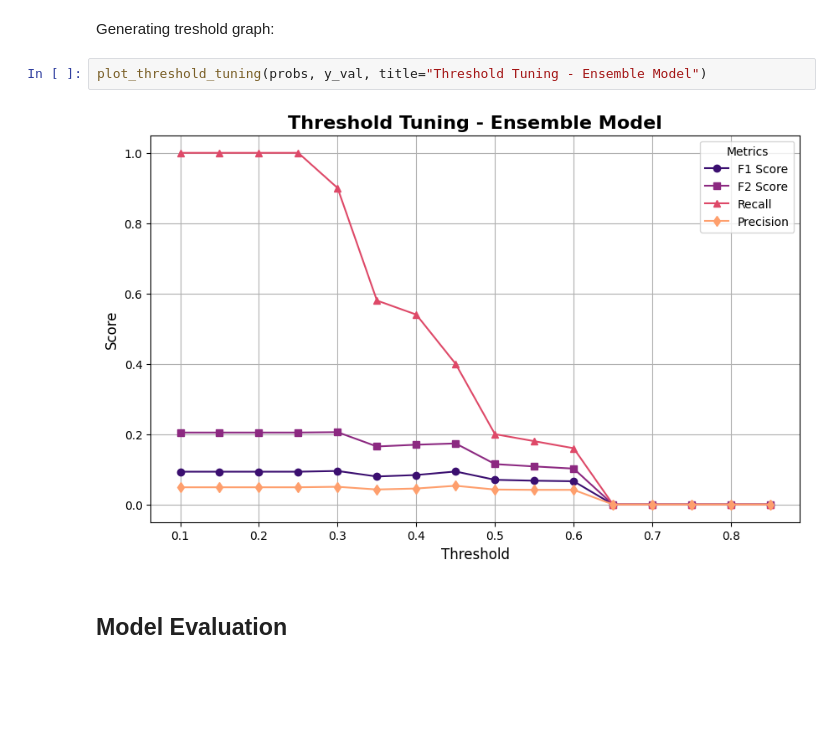
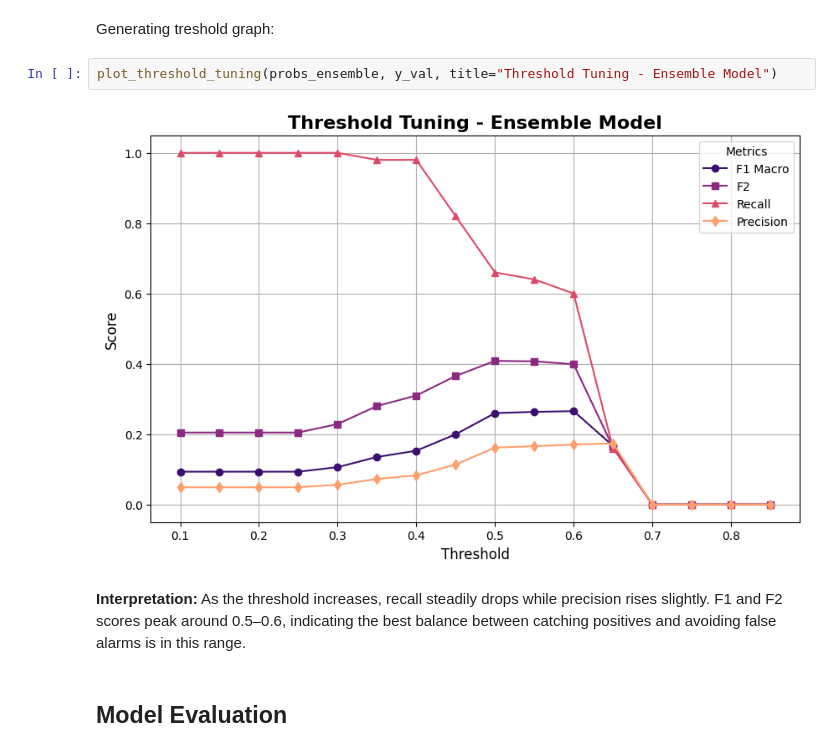
Before and after one commit to Duccard/stroke_risk_prediction, a Jupyter notebook: StrokeRiskPredictionModel.ipynb, the cells around one changed output. Drawn from its saved outputs; the diff is of its cells as text; blank space fills up the shorter version.

```diff
--- a/StrokeRiskPredictionModel.ipynb
+++ b/StrokeRiskPredictionModel.ipynb
@@ -2815,9 +2643,11 @@ def plot_threshold_tuning(
 # %% [markdown]
 Generating treshold graph:
 # %%
-plot_threshold_tuning(probs, y_val, title="Threshold Tuning - Ensemble Model")
+plot_threshold_tuning(probs_ensemble, y_val, title="Threshold Tuning - Ensemble Model")
 # %% [output]
-[figure, old version]
+[figure, new version]
+# %% [markdown]
+**Interpretation:** As the threshold increases, recall steadily drops while precision rises slightly. F1 and F2 scores peak around 0.5–0.6, indicating the best balance between catching positives and avoiding false alarms is in this range.
 # %% [markdown]
 ## Model Evaluation
 # %% [markdown]
```
Also changed, not shown: parts of 54 cells of this notebook, 6 other files.
